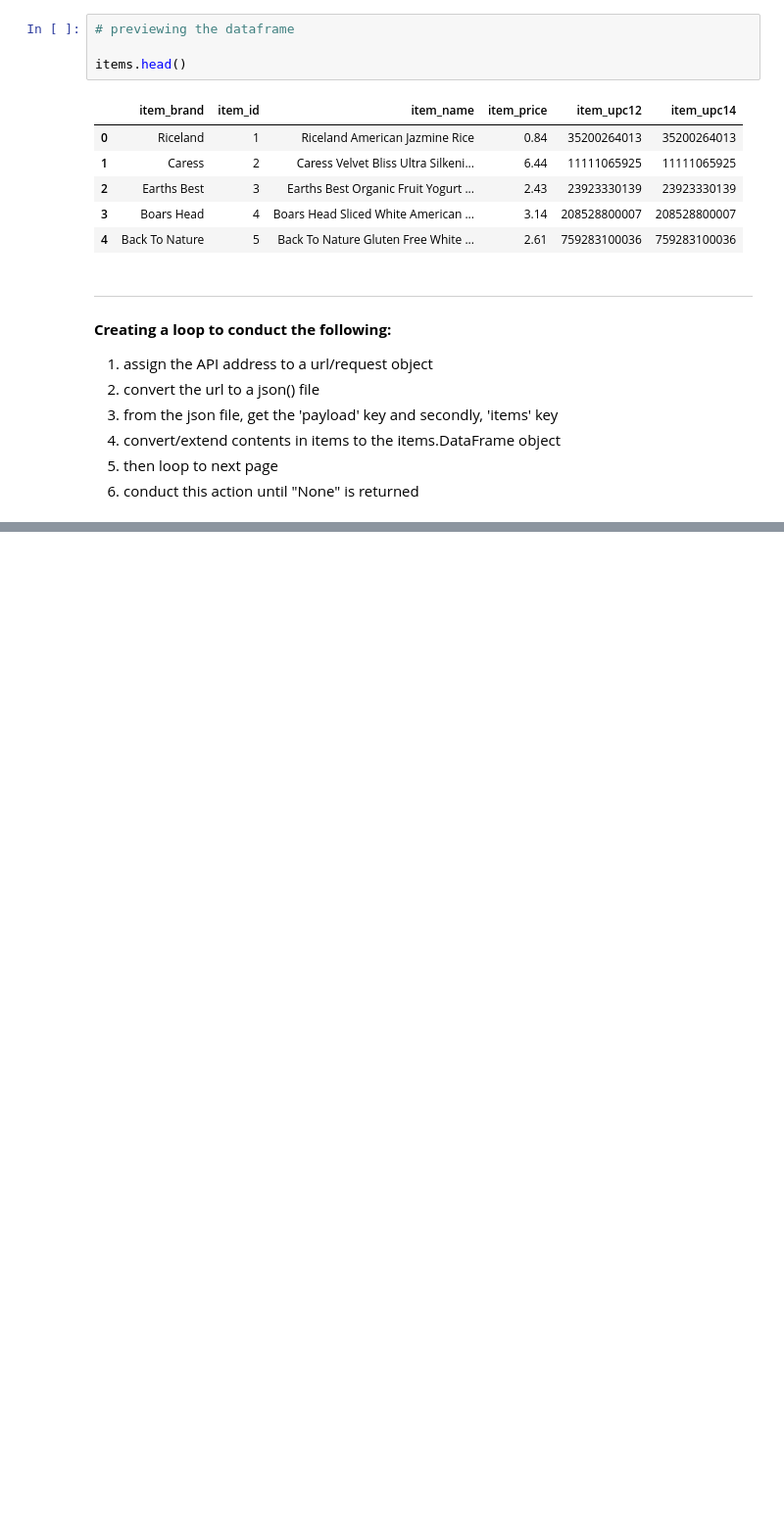
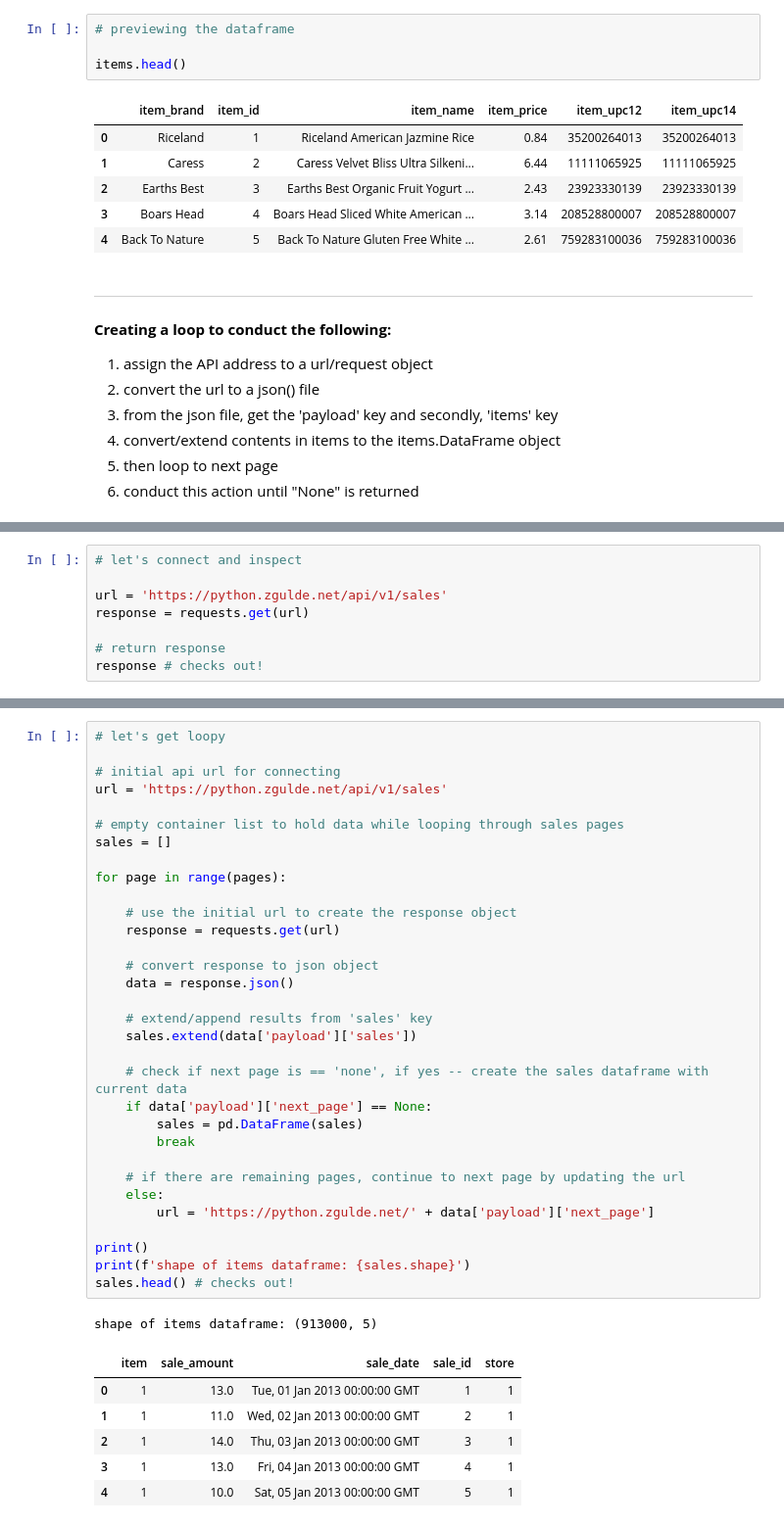
Before and after one commit to mijailmariano/time-series-exercises, a Jupyter notebook: acquire.ipynb, the cells around one changed output, grey strips where cells are left out. Shown: that part at 98% size. Cells and saved outputs as stored; diff of their text form; blank space fills up the shorter version.

```diff
--- a/acquire.ipynb
+++ b/acquire.ipynb
@@ -224,0 +407,8 @@ TypeError: can only concatenate str (not "NoneType") to str
+# %%
+# let's connect and inspect
+
+url = 'https://python.zgulde.net/api/v1/sales'
+response = requests.get(url)
+
+# return response
+response # checks out!
@@ -224,0 +437,40 @@ TypeError: can only concatenate str (not "NoneType") to str
+# %%
+# let's get loopy
+
+# initial api url for connecting
+url = 'https://python.zgulde.net/api/v1/sales'
+
+# empty container list to hold data while looping through sales pages
+sales = []
+
+for page in range(pages):
+
+    # use the initial url to create the response object
+    response = requests.get(url)
+
+    # convert response to json object
+    data = response.json()
+
+    # extend/append results from 'sales' key
+    sales.extend(data['payload']['sales'])
+
+    # check if next page is == 'none', if yes -- create the sales dataframe with current data
+    if data['payload']['next_page'] == None:
+        sales = pd.DataFrame(sales)
+        break
+
+    # if there are remaining pages, continue to next page by updating the url
+    else:
+        url = 'https://python.zgulde.net/' + data['payload']['next_page']
+
+print()
+print(f'shape of items dataframe: {sales.shape}')
+sales.head() # checks out!
+# %% [output]
+shape of items dataframe: (913000, 5)
+|  | item | sale_amount | sale_date | sale_id | store |
+| 0 | 1 | 13.0 | Tue, 01 Jan 2013 00:00:00 GMT | 1 | 1 |
+| 1 | 1 | 11.0 | Wed, 02 Jan 2013 00:00:00 GMT | 2 | 1 |
+| 2 | 1 | 14.0 | Thu, 03 Jan 2013 00:00:00 GMT | 3 | 1 |
+| 3 | 1 | 13.0 | Fri, 04 Jan 2013 00:00:00 GMT | 4 | 1 |
+| 4 | 1 | 10.0 | Sat, 05 Jan 2013 00:00:00 GMT | 5 | 1 |
```
Also changed, not shown: parts of 29 cells of this notebook, 2 other files.
